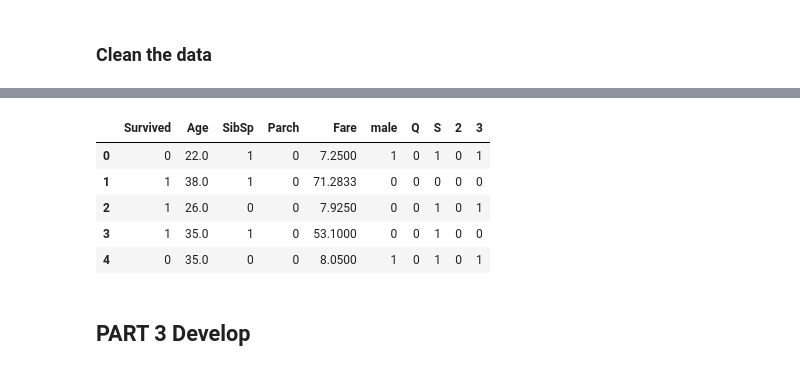
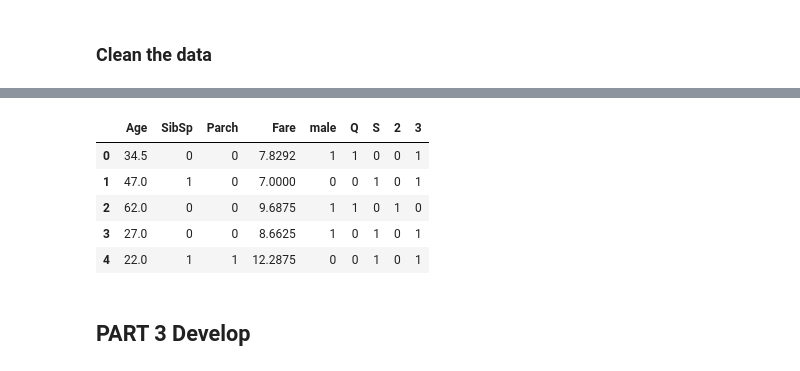
Before and after one commit to smluv4ever/DSProject1_Titanic, a Jupyter notebook: Titanic.ipynb, the cells around one changed output, grey strips where cells are left out. Cells and saved outputs as stored; diff of their text form; code cells hidden in the pictures.

```diff
--- a/Titanic.ipynb
+++ b/Titanic.ipynb
@@ -192 +180,15 @@ sns.heatmap(train.isnull(),yticklabels=False,cbar=False,cmap='viridis')
+# %%
+#take care of Age
+train['Age'] = train['Age'].fillna(train['Age'].mean())
+test['Age'] = test['Age'].fillna(test['Age'].mean())
+
+#take care of Fare
+test['Fare'] = test['Fare'].fillna(test['Fare'].mean())
+
+#take care of Cabin
+train.drop('Cabin',inplace=True,axis=1)
+test.drop('Cabin',inplace=True,axis=1)
+
+#take care of Embarked
+train = train.dropna()
 # %%
@@ -207,5 +223,10 @@ sns.heatmap(train.isnull(),yticklabels=False,cbar=False,cmap='viridis')
 # %%
-#get dummies for sex, embarked, and pclass
-sex = pd.get_dummies(train['Sex'],drop_first=True)
-embarked = pd.get_dummies(train['Embarked'],drop_first=True)
-pclass = pd.get_dummies(train['Pclass'],drop_first=True)
+#get dummies for sex, embarked, and pclass for train
+train_sex = pd.get_dummies(train['Sex'],drop_first=True)
+train_embarked = pd.get_dummies(train['Embarked'],drop_first=True)
+train_pclass = pd.get_dummies(train['Pclass'],drop_first=True)
+
+#get dummies for sex, embarked, and pclass for test
+test_sex = pd.get_dummies(test['Sex'],drop_first=True)
+test_embarked = pd.get_dummies(test['Embarked'],drop_first=True)
+test_pclass = pd.get_dummies(test['Pclass'],drop_first=True)
@@ -215 +233,8 @@ train = pd.concat([train,sex, embarked, pclass],axis=1)
+# %%
+#concat sex, embarked, and pclass to train dataframe
+train.drop(['PassengerId','Name','Sex','Ticket','Embarked', 'Pclass'],axis=1,inplace=True)
+test.drop(['PassengerId','Name','Sex','Ticket','Embarked', 'Pclass'],axis=1,inplace=True)
+
+train_filled = pd.concat([train, train_sex, train_embarked, train_pclass],axis=1)
+test_filled = pd.concat([test, test_sex, test_embarked, test_pclass],axis=1)
 # %%
@@ -227,12 +249,12 @@ train.drop(['PassengerId','Name','Sex','Ticket','Embarked', 'Pclass'],axis=1,inp
 # %%
-train.head()
+test_filled.head()
 # %% [output]
-|  | Survived | Age | SibSp | Parch | Fare | male | Q | S | 2 | 3 |
-| 0 | 0 | 22.0 | 1 | 0 | 7.2500 | 1 | 0 | 1 | 0 | 1 |
-| 1 | 1 | 38.0 | 1 | 0 | 71.2833 | 0 | 0 | 0 | 0 | 0 |
-| 2 | 1 | 26.0 | 0 | 0 | 7.9250 | 0 | 0 | 1 | 0 | 1 |
-| 3 | 1 | 35.0 | 1 | 0 | 53.1000 | 0 | 0 | 1 | 0 | 0 |
-| 4 | 0 | 35.0 | 0 | 0 | 8.0500 | 1 | 0 | 1 | 0 | 1 |
+|  | Age | SibSp | Parch | Fare | male | Q | S | 2 | 3 |
+| 0 | 34.5 | 0 | 0 | 7.8292 | 1 | 1 | 0 | 0 | 1 |
+| 1 | 47.0 | 1 | 0 | 7.0000 | 0 | 0 | 1 | 0 | 1 |
+| 2 | 62.0 | 0 | 0 | 9.6875 | 1 | 1 | 0 | 1 | 0 |
+| 3 | 27.0 | 0 | 0 | 8.6625 | 1 | 0 | 1 | 0 | 1 |
+| 4 | 22.0 | 1 | 1 | 12.2875 | 0 | 0 | 1 | 0 | 1 |
 # %% [markdown]
 ## PART 3 Develop
 # %%
```
Also changed, not shown: parts of 22 cells of this notebook, 2 other files.
